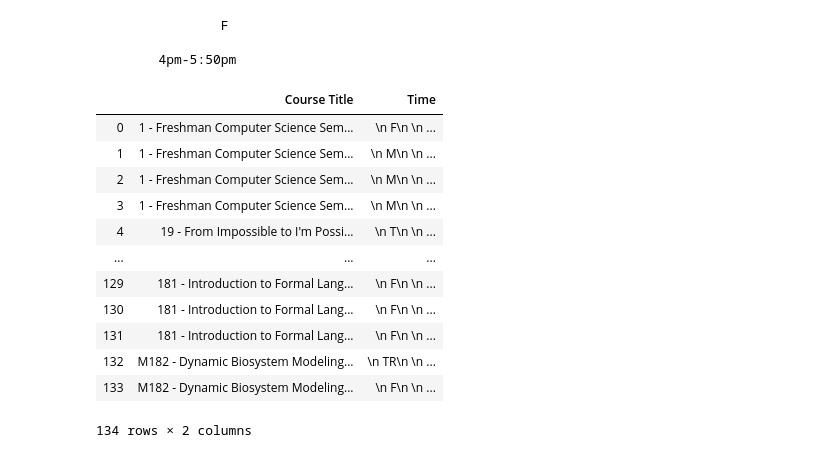
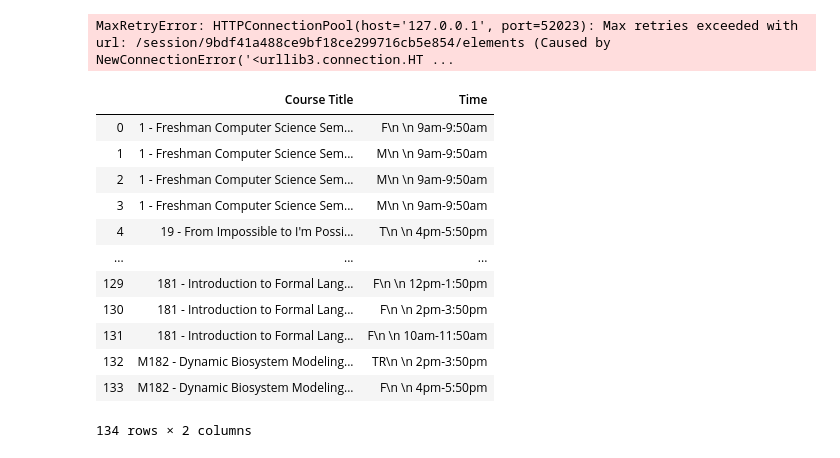
Before and after one commit to embandera/ETL, a Jupyter notebook: Web Scraper/Python Web Scraper using Selenium and XPath.ipynb, the cells around one changed output. Drawn from its saved outputs; the diff is of its cells as text; code cells hidden in the pictures.

```diff
--- a/Web Scraper/Python Web Scraper using Selenium and XPath.ipynb
+++ b/Web Scraper/Python Web Scraper using Selenium and XPath.ipynb
@@ -57,3 +77,8 @@ link.click()
+# %%
+PATH = "/Users/mitzibandera/chromedriver"
+
+driver = webdriver.Chrome(PATH)
+driver.get("https://sa.ucla.edu/ro/Public/SOC/Results?t=20F&sBy=subject&sName=Computer+Science+%28COM+SCI%29&subj=COM+SCI&crsCatlg=Enter+a+Catalog+Number+or+Class+Title+%28Optional%29&catlg=&cls_no=&btnIsInIndex=btn_inIndex")
 # %%
 course_name=[] # List where class names are stored
 all_data = [] # List to hold dictionaries
@@ -70,34 +95,29 @@ for courseTitleElem in courseTitleElems:
     timeElems = courseTitleElem.find_elements_by_xpath("following-sibling::div/div[contains(@id,'children')]//div[contains(@class,'timeColumn')]")
     for timeElem in timeElems:
         # Pull text from the located element
-        timeColumn = timeElem.get_attribute("textContent").strip("\n")
+        timeColumn = timeElem.get_attribute("textContent").strip()
         # Create the dictionary containing the data for each row
         course_info = {"Course Title": courseTitle, "Time": timeColumn}
         # Append the dictionary to the all_datalist
         all_data.append(course_info)
 
 # Create dataframe
-df = pd.DataFrame(all_data)
+tb = pd.DataFrame(all_data)
+# %% [output]
+MaxRetryError: HTTPConnectionPool(host='127.0.0.1', port=52023): Max retries exceeded with url: /session/9bdf41a488ce9bf18ce299716cb5e854/elements (Caused by NewConnectionError('<urllib3.connection.HT ...
-# %%
-print("\n" + timeColumn)
-# %% [output]
-                F
-
-        4pm-5:50pm
-# %%
-# Print df
-df
-# %% [output]
-|  | Course Title | Time |
-| 0 | 1 - Freshman Computer Science Sem... | \n F\n \n ... |
-| 1 | 1 - Freshman Computer Science Sem... | \n M\n \n ... |
-| 2 | 1 - Freshman Computer Science Sem... | \n M\n \n ... |
-| 3 | 1 - Freshman Computer Science Sem... | \n M\n \n ... |
-| 4 | 19 - From Impossible to I'm Possi... | \n T\n \n ... |
-| ... | ... | ... |
-| 129 | 181 - Introduction to Formal Lang... | \n F\n \n ... |
-| 130 | 181 - Introduction to Formal Lang... | \n F\n \n ... |
-| 131 | 181 - Introduction to Formal Lang... | \n F\n \n ... |
-| 132 | M182 - Dynamic Biosystem Modeling... | \n TR\n \n ... |
-| 133 | M182 - Dynamic Biosystem Modeling... | \n F\n \n ... |
-134 rows × 2 columns
+# %%
+tb
+# %% [output]
+|  | Course Title | Time |
+| 0 | 1 - Freshman Computer Science Sem... | F\n \n 9am-9:50am |
+| 1 | 1 - Freshman Computer Science Sem... | M\n \n 9am-9:50am |
+| 2 | 1 - Freshman Computer Science Sem... | M\n \n 9am-9:50am |
+| 3 | 1 - Freshman Computer Science Sem... | M\n \n 9am-9:50am |
+| 4 | 19 - From Impossible to I'm Possi... | T\n \n 4pm-5:50pm |
+| ... | ... | ... |
+| 129 | 181 - Introduction to Formal Lang... | F\n \n 12pm-1:50pm |
+| 130 | 181 - Introduction to Formal Lang... | F\n \n 2pm-3:50pm |
+| 131 | 181 - Introduction to Formal Lang... | F\n \n 10am-11:50am |
+| 132 | M182 - Dynamic Biosystem Modeling... | TR\n \n 2pm-3:50pm |
+| 133 | M182 - Dynamic Biosystem Modeling... | F\n \n 4pm-5:50pm |
+134 rows × 2 columns
```
Also changed, not shown: parts of 23 cells of this notebook, 1 other file.
